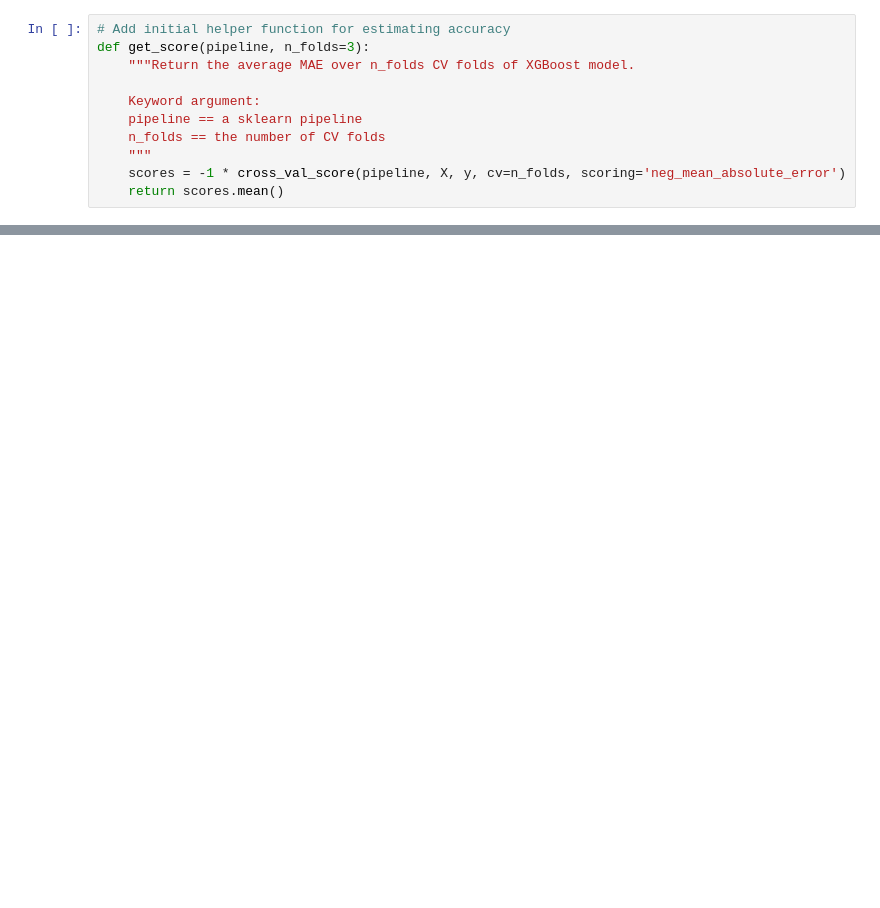
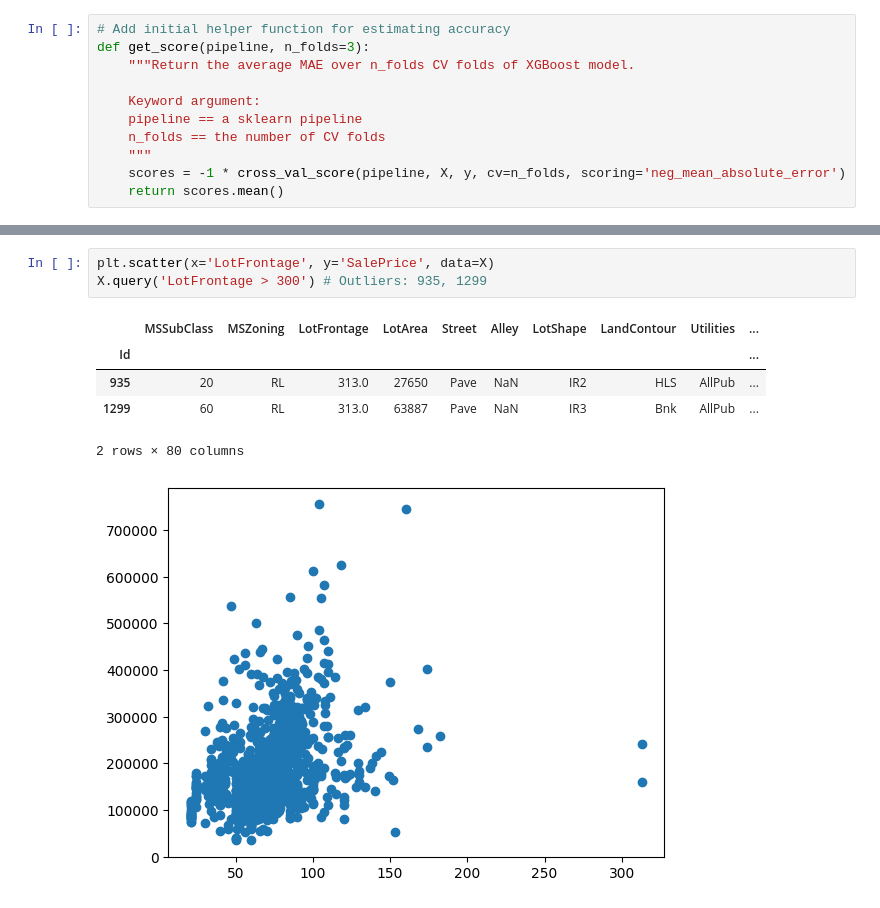
Before and after one commit to krisburke/house-price-prediction-capstone, a Jupyter notebook: house-price-prediction-capstone.ipynb, the cells around one changed output, grey strips where cells are left out. Cells and saved outputs as stored; diff of their text form; blank space fills up the shorter version.

```diff
--- a/house-price-prediction-capstone.ipynb
+++ b/house-price-prediction-capstone.ipynb
@@ -27,0 +102,10 @@ def get_score(pipeline, n_folds=3):
+# %%
+plt.scatter(x='LotFrontage', y='SalePrice', data=X)
+X.query('LotFrontage > 300') # Outliers: 935, 1299
+# %% [output]
+|  | MSSubClass | MSZoning | LotFrontage | LotArea | Street | Alley | LotShape | LandContour | Utilities | ... |
+| Id |  |  |  |  |  |  |  |  |  | ... |
+| 935 | 20 | RL | 313.0 | 27650 | Pave | NaN | IR2 | HLS | AllPub | ... |
+| 1299 | 60 | RL | 313.0 | 63887 | Pave | NaN | IR3 | Bnk | AllPub | ... |
+2 rows × 80 columns
+[figure, added]
```
Also changed, not shown: parts of 55 cells of this notebook.
